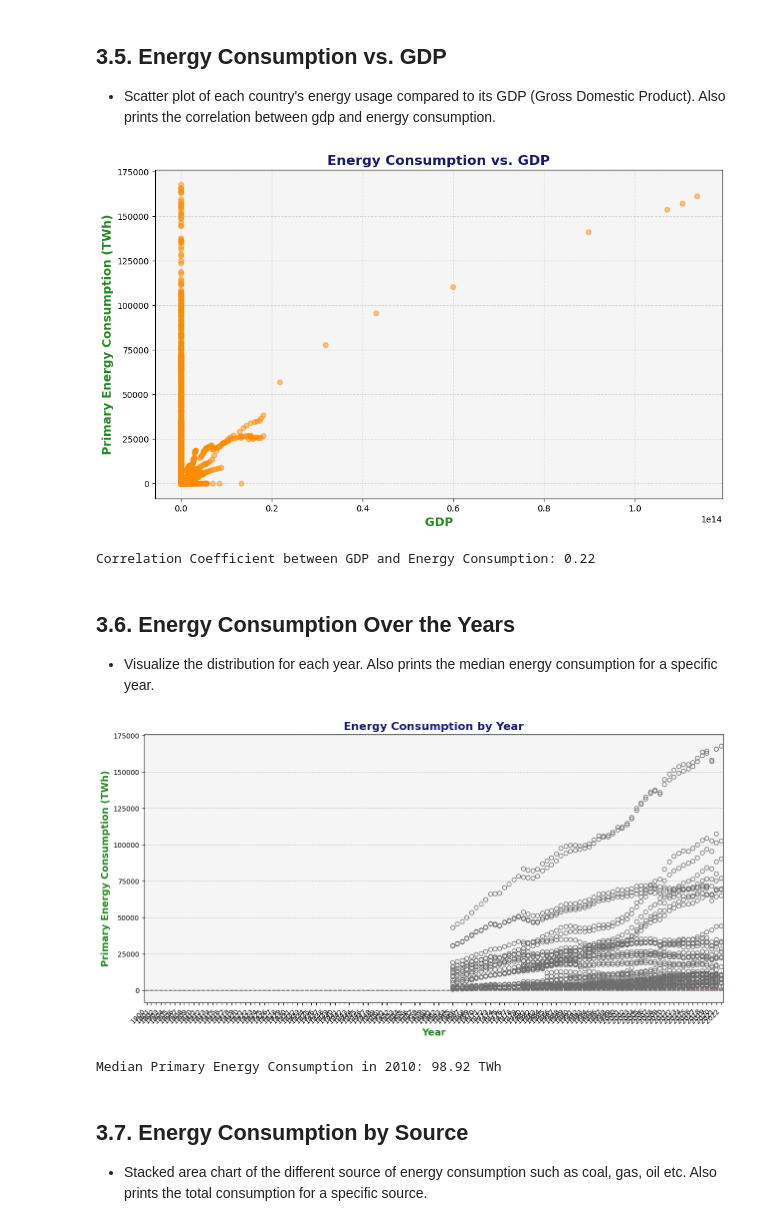
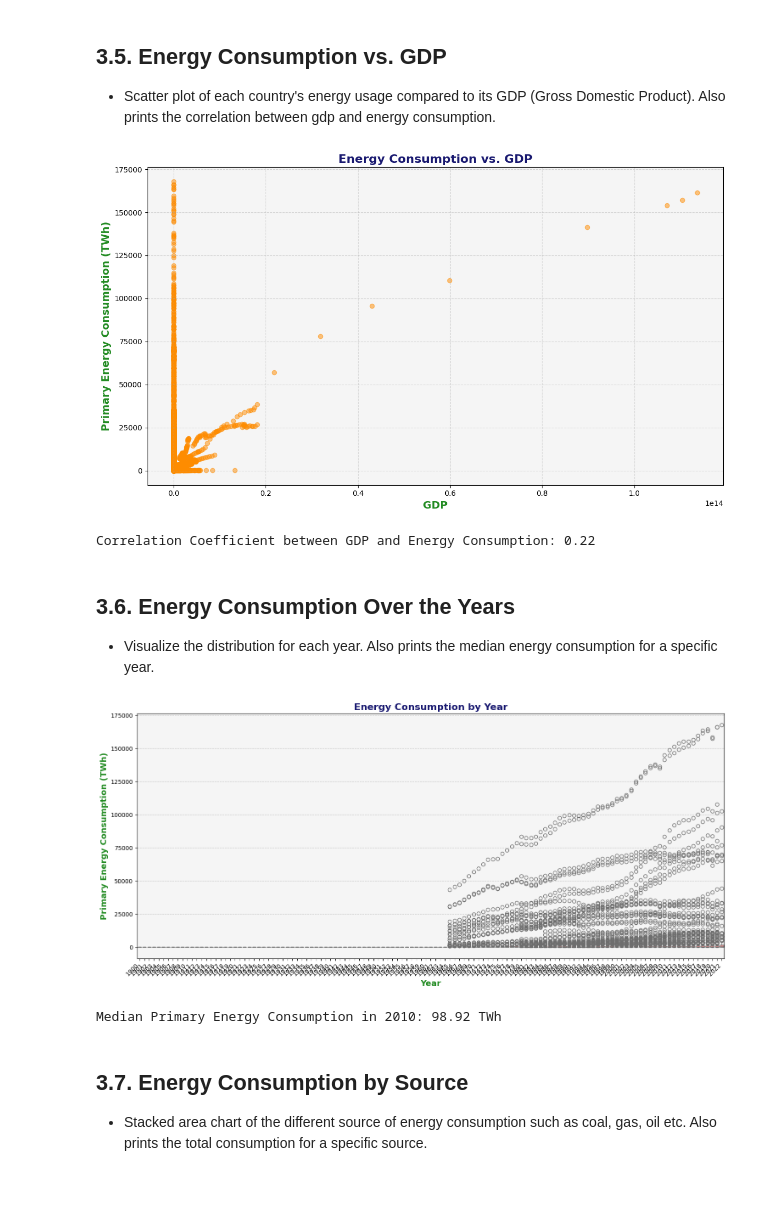
Before and after one commit to bipulhstu/Energy_Consumption_Analysis, a Jupyter notebook: Energy_Consumption_Analysis.ipynb, the cells around one changed output. Cells and saved outputs as stored; diff of their text form; code cells hidden in the pictures; blank space fills up the shorter version.

```diff
--- a/Energy_Consumption_Analysis.ipynb
+++ b/Energy_Consumption_Analysis.ipynb
@@ -119,7 +176,7 @@ print(os.listdir(extract_path))
 data_path = '/content/unzipped_folder'
 
 # Read the CSV files
-energy_consumption_df = pd.read_csv(f'{data_path}/World Energy Consumption.csv')
+energy_consumption_df = pd.read_csv('World Energy Consumption.csv')
 # %% [markdown]
 - Initial Look: It shows the shape (rows and columns), the first few lines of the data, the type of data in each column (number, text etc), and the summary of each data such as average, std, and also shows any missing values in the dataset.
 # %%
@@ -313,19 +374,21 @@ dtype: float64
 # %%
 # Energy Consumption vs. GDP (Scatter Plot)
 plt.figure(figsize=(12, 7))
 plt.scatter(energy_consumption_df['gdp'], energy_consumption_df['primary_energy_consumption'], alpha=0.5, color='darkorange')
 plt.title('Energy Consumption vs. GDP', fontsize=16, fontweight='bold', color='midnightblue')
 plt.xlabel('GDP', fontsize=14, fontweight='bold', color='forestgreen')
 plt.ylabel('Primary Energy Consumption (TWh)', fontsize=14, fontweight='bold', color='forestgreen')
 plt.grid(True, linestyle='--', alpha=0.5)
 plt.gca().set_facecolor('whitesmoke')
+plt.tight_layout()
+plt.savefig('images/energy_consumption_vs_gdp.png', dpi=300, bbox_inches='tight')
 plt.show()
 
 # Print value: Correlation coefficient
 correlation = energy_consumption_df['gdp'].corr(energy_consumption_df['primary_energy_consumption'])
 print(f"Correlation Coefficient between GDP and Energy Consumption: {correlation:.2f}")
 # %% [output]
-[figure, old version]
+[figure, new version]
 Correlation Coefficient between GDP and Energy Consumption: 0.22
 # %% [markdown]
 ## **3.6. Energy Consumption Over the Years**
@@ -340,6 +403,8 @@ plt.ylabel('Primary Energy Consumption (TWh)', fontsize=14, fontweight='bold', c
 plt.xticks(rotation=45, ha='right')
 plt.grid(axis='y', linestyle='--', alpha=0.7)
 plt.gca().set_facecolor('whitesmoke')
+plt.tight_layout()
+plt.savefig('images/energy_consumption_by_year_boxplot.png', dpi=300, bbox_inches='tight')
 plt.show()
 
 # Print value: Median energy consumption for a specific year
@@ -347,7 +412,7 @@ year_to_check = 2010
 median_consumption_year = energy_consumption_df[energy_consumption_df['year'] == year_to_check]['primary_energy_consumption'].median()
 print(f"Median Primary Energy Consumption in {year_to_check}: {median_consumption_year:.2f} TWh")
 # %% [output]
-[figure, old version]
+[figure, new version]
 Median Primary Energy Consumption in 2010: 98.92 TWh
 # %% [markdown]
 ## **3.7. Energy Consumption by Source**
```
Also changed, not shown: parts of 24 cells of this notebook, 31 other files.
